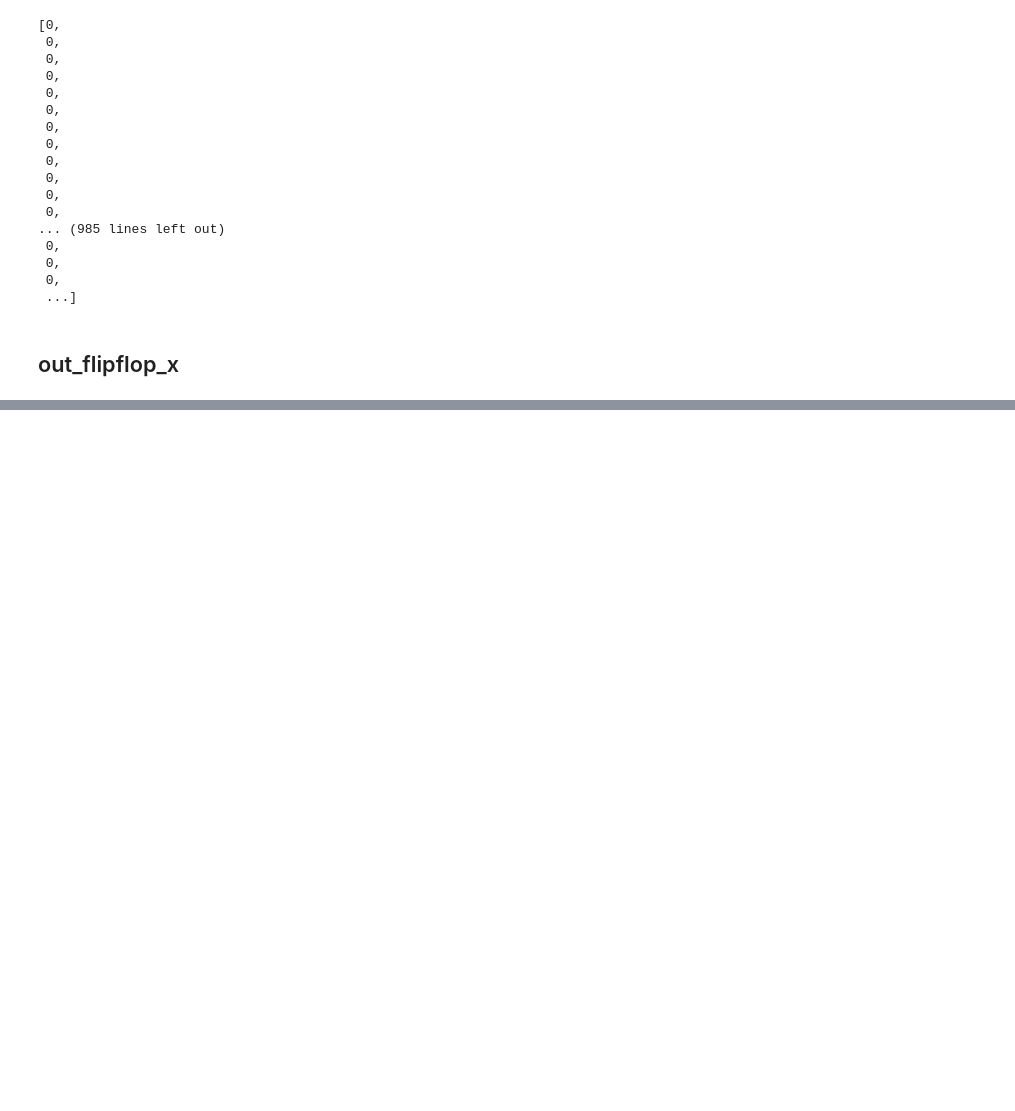
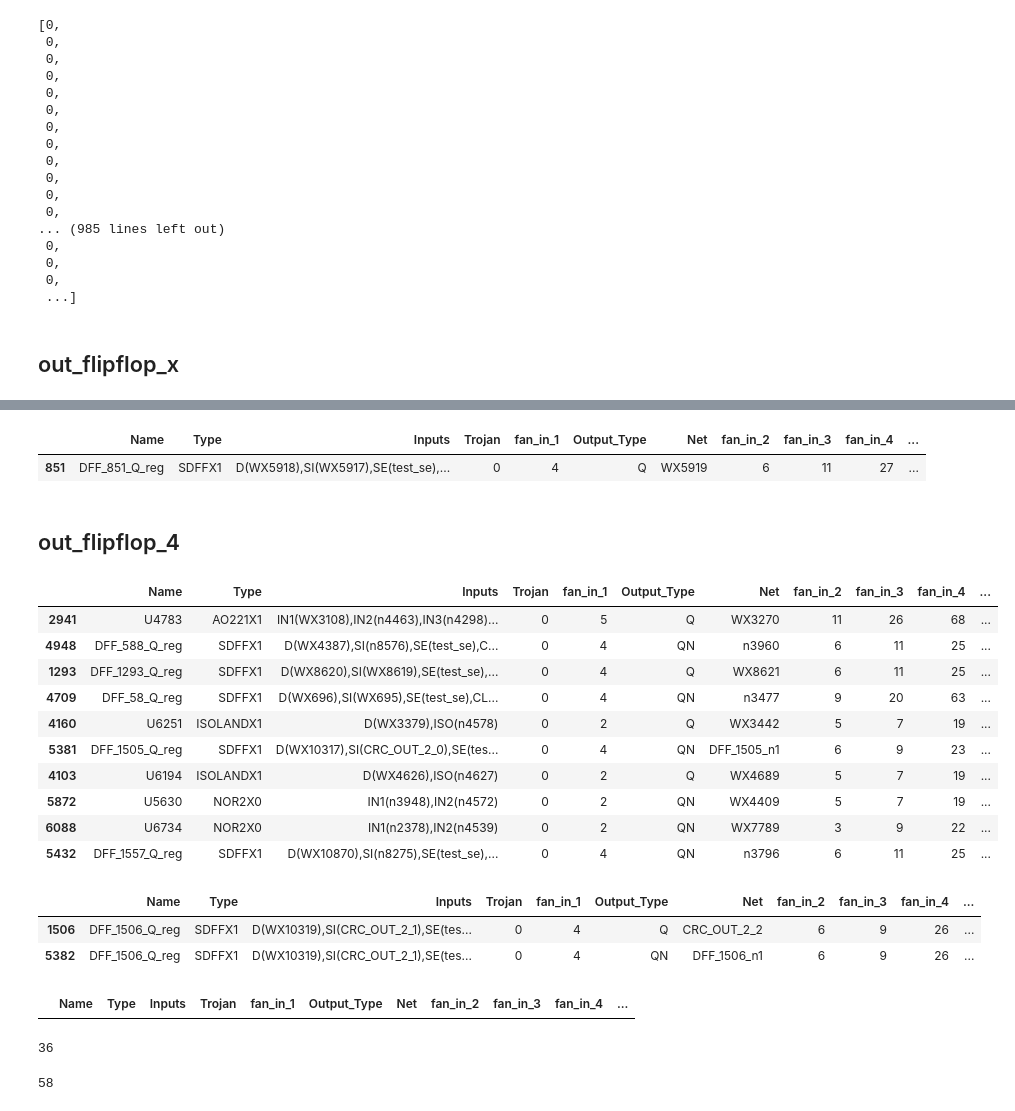
Before and after one commit to ramsrk7/Trojan-Detection, a Jupyter notebook: Benchmarks/s35932-T200/Feature Extraction.ipynb, the cells around one changed output, grey strips where cells are left out. Cells and saved outputs as stored; diff of their text form; code cells hidden in the pictures; blank space fills up the shorter version.

```diff
--- a/Benchmarks/s35932-T200/Feature Extraction.ipynb
+++ b/Benchmarks/s35932-T200/Feature Extraction.ipynb
@@ -796,0 +777,7 @@ KeyError: '[nan nan nan ... nan nan nan] not in index'
+# %%
+new.sample()
+# %% [output]
+|  | Name | Type | Inputs | Trojan | fan_in_1 | Output_Type | Net | fan_in_2 | fan_in_3 | fan_in_4 | ... |
+| 851 | DFF_851_Q_reg | SDFFX1 | D(WX5918),SI(WX5917),SE(test_se),... | 0 | 4 | Q | WX5919 | 6 | 11 | 27 | ... |
+# %% [markdown]
+## out_flipflop_4
@@ -796,0 +788,32 @@ KeyError: '[nan nan nan ... nan nan nan] not in index'
+# %%
+new.sample(10)
+# %% [output]
+|  | Name | Type | Inputs | Trojan | fan_in_1 | Output_Type | Net | fan_in_2 | fan_in_3 | fan_in_4 | ... |
+| 2941 | U4783 | AO221X1 | IN1(WX3108),IN2(n4463),IN3(n4298)... | 0 | 5 | Q | WX3270 | 11 | 26 | 68 | ... |
+| 4948 | DFF_588_Q_reg | SDFFX1 | D(WX4387),SI(n8576),SE(test_se),C... | 0 | 4 | QN | n3960 | 6 | 11 | 25 | ... |
+| 1293 | DFF_1293_Q_reg | SDFFX1 | D(WX8620),SI(WX8619),SE(test_se),... | 0 | 4 | Q | WX8621 | 6 | 11 | 25 | ... |
+| 4709 | DFF_58_Q_reg | SDFFX1 | D(WX696),SI(WX695),SE(test_se),CL... | 0 | 4 | QN | n3477 | 9 | 20 | 63 | ... |
+| 4160 | U6251 | ISOLANDX1 | D(WX3379),ISO(n4578) | 0 | 2 | Q | WX3442 | 5 | 7 | 19 | ... |
+| 5381 | DFF_1505_Q_reg | SDFFX1 | D(WX10317),SI(CRC_OUT_2_0),SE(tes... | 0 | 4 | QN | DFF_1505_n1 | 6 | 9 | 23 | ... |
+| 4103 | U6194 | ISOLANDX1 | D(WX4626),ISO(n4627) | 0 | 2 | Q | WX4689 | 5 | 7 | 19 | ... |
+| 5872 | U5630 | NOR2X0 | IN1(n3948),IN2(n4572) | 0 | 2 | QN | WX4409 | 5 | 7 | 19 | ... |
+| 6088 | U6734 | NOR2X0 | IN1(n2378),IN2(n4539) | 0 | 2 | QN | WX7789 | 3 | 9 | 22 | ... |
+| 5432 | DFF_1557_Q_reg | SDFFX1 | D(WX10870),SI(n8275),SE(test_se),... | 0 | 4 | QN | n3796 | 6 | 11 | 25 | ... |
+# %%
+new[new['Inputs'].str.contains('(WX10319)', regex=False)]
+# %% [output]
+|  | Name | Type | Inputs | Trojan | fan_in_1 | Output_Type | Net | fan_in_2 | fan_in_3 | fan_in_4 | ... |
+| 1506 | DFF_1506_Q_reg | SDFFX1 | D(WX10319),SI(CRC_OUT_2_1),SE(tes... | 0 | 4 | Q | CRC_OUT_2_2 | 6 | 9 | 26 | ... |
+| 5382 | DFF_1506_Q_reg | SDFFX1 | D(WX10319),SI(CRC_OUT_2_1),SE(tes... | 0 | 4 | QN | DFF_1506_n1 | 6 | 9 | 26 | ... |
+# %%
+new[new['Inputs'].str.contains('(Tj_OUT2)', regex=False)]
+# %% [output]
+|  | Name | Type | Inputs | Trojan | fan_in_1 | Output_Type | Net | fan_in_2 | fan_in_3 | fan_in_4 | ... |
+# %%
+ff_out(10,'WX485')
+# %% [output]
+36
+# %%
+ff_out(10,'Tj_OUT3')
+# %% [output]
+58
```
Also changed, not shown: parts of 41 cells of this notebook, 1 other file.
